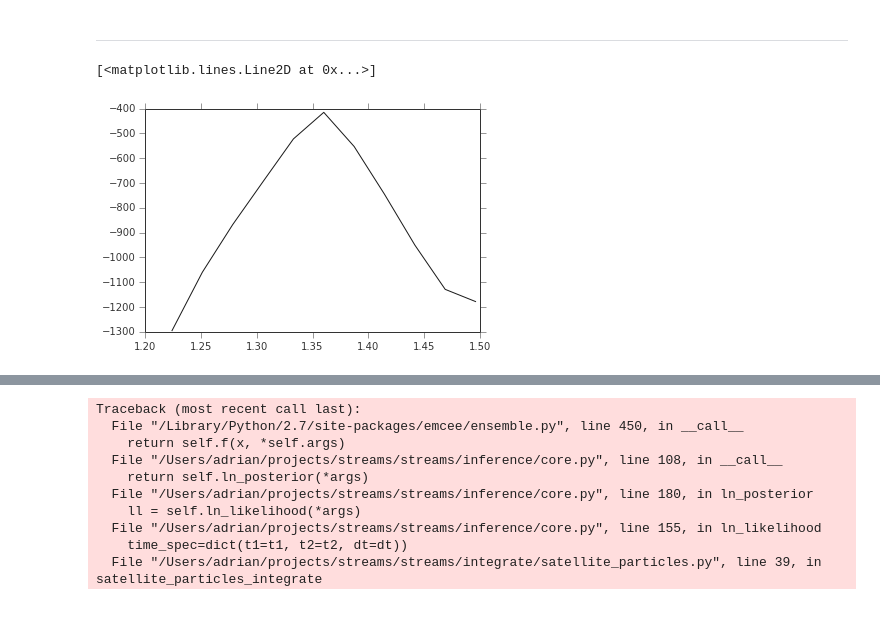
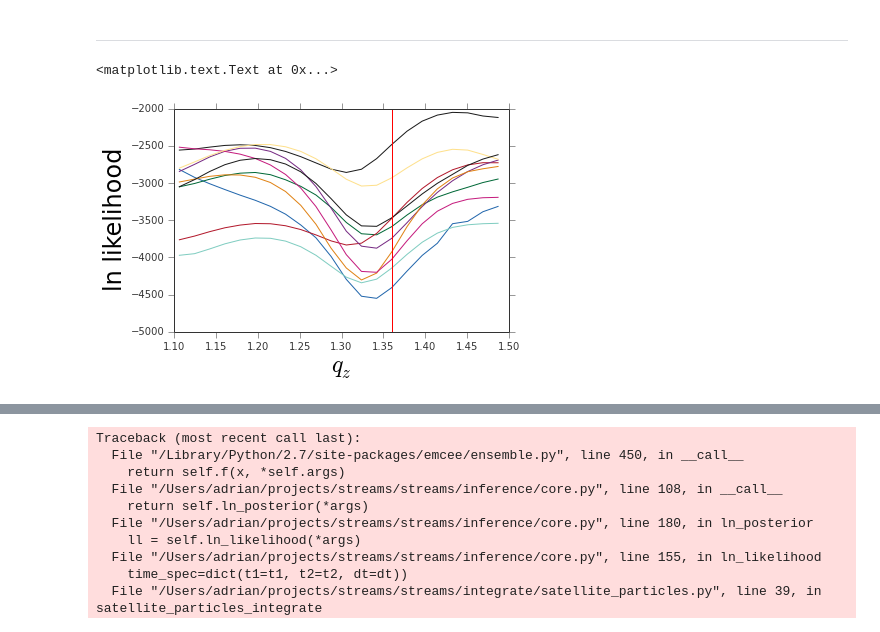
Before and after one commit to adrn/streams, a Jupyter notebook: text/notebooks/Test New Likelihood.ipynb, the cells around one changed output, grey strips where cells are left out. Saved outputs shown, nothing was run; the diff lists cells and outputs as text; code cells hidden in the pictures.

Commit message:
draw 10 samples

```diff
--- a/text/notebooks/Test New Likelihood.ipynb
+++ b/text/notebooks/Test New Likelihood.ipynb
@@ -114,39 +115,47 @@ from streams.coordinates import _gc_to_hel
 # %%
-np.random.seed(552)
-Nparticles = 3
+np.random.seed(52)
+Nparticles = 10
 
-particles_today, satellite_today, time = mass_selector("2.5e7")
+particles_today, satellite_today, time = mass_selector("2.5e8")
 satellite = satellite_today()
 t1,t2 = time()
 
-_particles = particles_today(N=Nparticles, expr="tub!=0")
+__particles = particles_today(N=Nparticles, expr="tub!=0")
 error_model = RRLyraeErrorModel(units=usys, factor=1.)
-obs_data, obs_error = _particles.observe(error_model)
+obs_data, obs_error = __particles.observe(error_model)
 
 potential = LawMajewski2010()
 satellite = satellite_today()
 # %%
-p = potential.qz
+for ii in range(10):
+    _particles = copy.deepcopy(__particles)
+    p = potential.qz
 
-params = []
-params.append(Parameter(target=p,
-                        attr="_value",
-                        ln_prior=LogUniformPrior(*p._range)))
-params.append(Parameter(target=_particles,
-                        attr="flat_X"))
+    params = []
+    params.append(Parameter(target=p,
+                            attr="_value",
+                            ln_prior=LogUniformPrior(*p._range)))
+    params.append(Parameter(target=_particles,
+                            attr="flat_X"))
 
-model = StreamModel(potential, satellite, _particles,
-                    obs_data, obs_error, parameters=params)
+    model = StreamModel(potential, satellite, _particles,
+                        obs_data, obs_error, parameters=params)
 
-Ls = []
-vals = np.linspace(0.9, 1.1, 11)*p._truth
-for q in vals:
-    Ls.append(model([q] + list(_particles.flat_X), t1, t2, -1.))
+    sampled_X = np.ravel(_hel_to_gc(np.random.normal(obs_data, obs_error)))
+    #sampled_X = np.ravel(_particles._X)
 
-plot(vals, Ls)
+    Ls = []
+    vals = np.linspace(0.8, 1.2, 31)*p._truth
+    for q in vals:
+        Ls.append(model([q] + list(sampled_X), t1, t2, -1.))
+
+    plot(vals, Ls)
+axvline(p._truth, color='r')
+ylabel("ln likelihood", fontsize=24)
+xlabel("$q_z$", fontsize=24)
 # %% [output]
-[<matplotlib.lines.Line2D at 0x...>]
+<matplotlib.text.Text at 0x...>
-[figure, old version]
+[figure, new version]
 # %%
 %timeit model([q] + list(_particles.flat_X), t1, t2, -1.)
 # %% [output]
```
Also changed, not shown: parts of 4 cells of this notebook.
